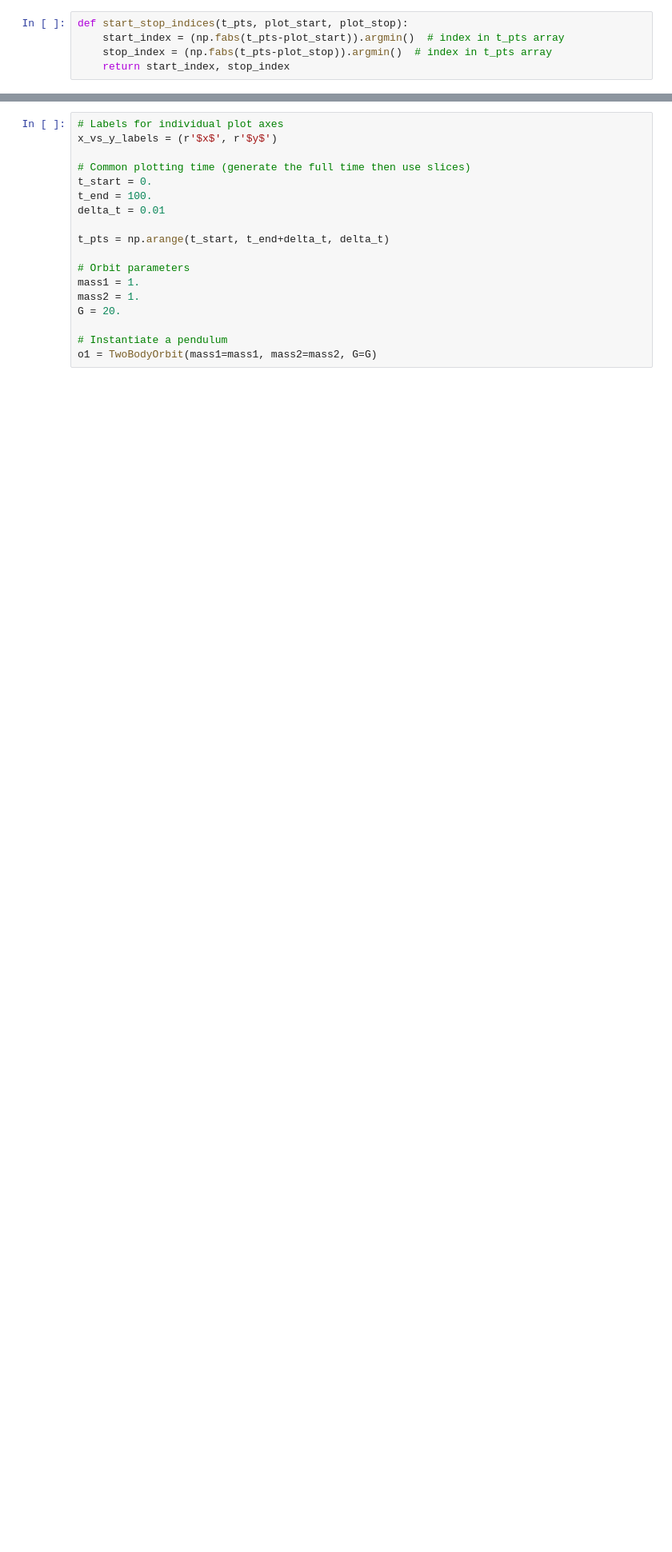
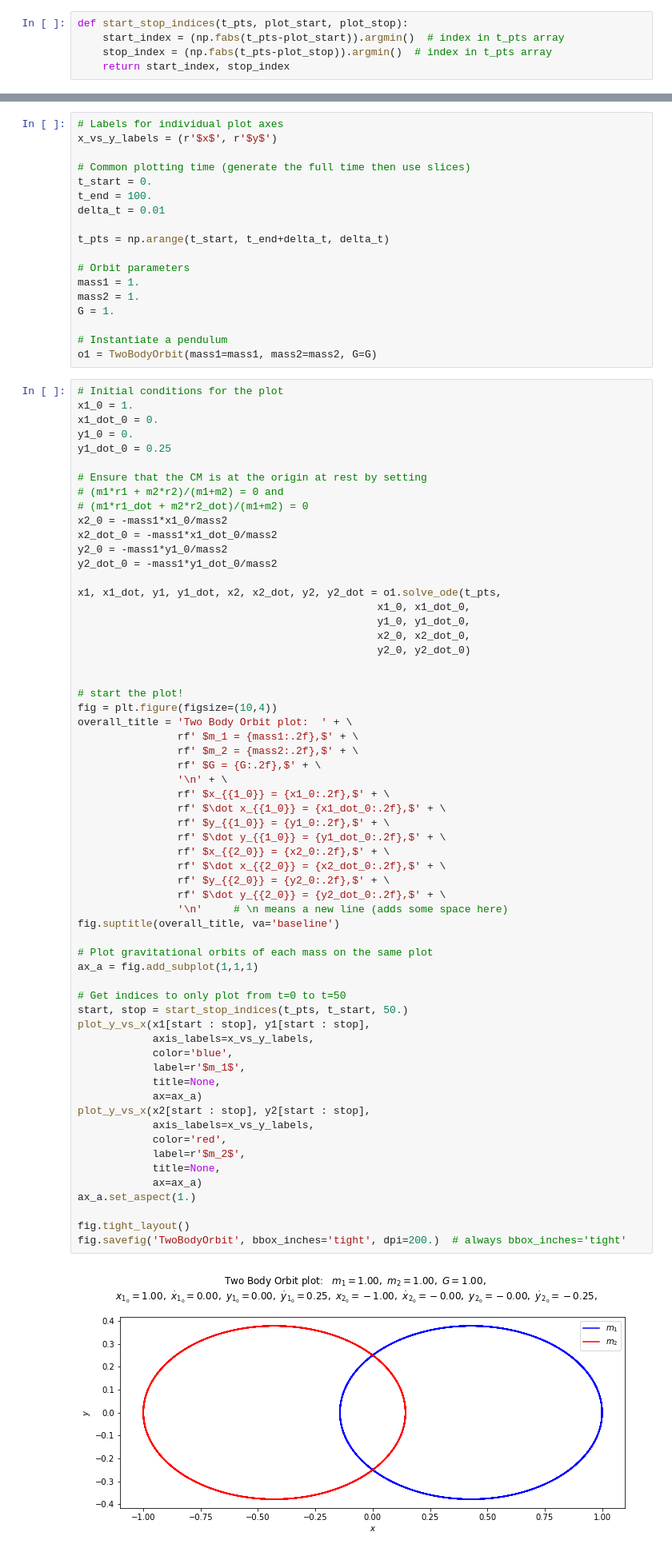
Before and after one commit to mheinz757/5300_final, a Jupyter notebook: Gravitational_orbits.ipynb, the cells around one changed output, grey strips where cells are left out. Shown at 80% size. Saved outputs shown, nothing was run; the diff lists cells and outputs as text; blank space fills up the shorter version.

```diff
--- a/Gravitational_orbits.ipynb
+++ b/Gravitational_orbits.ipynb
@@ -137,7 +285,70 @@ t_pts = np.arange(t_start, t_end+delta_t, delta_t)
 # Orbit parameters
 mass1 = 1.
 mass2 = 1.
-G = 20.
+G = 1.
 
 # Instantiate a pendulum
 o1 = TwoBodyOrbit(mass1=mass1, mass2=mass2, G=G)
+# %%
+# Initial conditions for the plot
+x1_0 = 1.
+x1_dot_0 = 0.
+y1_0 = 0.
+y1_dot_0 = 0.25
+
+# Ensure that the CM is at the origin at rest by setting
+# (m1*r1 + m2*r2)/(m1+m2) = 0 and
+# (m1*r1_dot + m2*r2_dot)/(m1+m2) = 0
+x2_0 = -mass1*x1_0/mass2
+x2_dot_0 = -mass1*x1_dot_0/mass2
+y2_0 = -mass1*y1_0/mass2
+y2_dot_0 = -mass1*y1_dot_0/mass2
+
+x1, x1_dot, y1, y1_dot, x2, x2_dot, y2, y2_dot = o1.solve_ode(t_pts,
+                                                x1_0, x1_dot_0,
+                                                y1_0, y1_dot_0,
+                                                x2_0, x2_dot_0,
+                                                y2_0, y2_dot_0)
+
+
+# start the plot!
+fig = plt.figure(figsize=(10,4))
+overall_title = 'Two Body Orbit plot:  ' + \
+                rf' $m_1 = {mass1:.2f},$' + \
+                rf' $m_2 = {mass2:.2f},$' + \
+                rf' $G = {G:.2f},$' + \
+                '\n' + \
+                rf' $x_{{1_0}} = {x1_0:.2f},$' + \
+                rf' $\dot x_{{1_0}} = {x1_dot_0:.2f},$' + \
+                rf' $y_{{1_0}} = {y1_0:.2f},$' + \
+                rf' $\dot y_{{1_0}} = {y1_dot_0:.2f},$' + \
+                rf' $x_{{2_0}} = {x2_0:.2f},$' + \
+                rf' $\dot x_{{2_0}} = {x2_dot_0:.2f},$' + \
+                rf' $y_{{2_0}} = {y2_0:.2f},$' + \
+                rf' $\dot y_{{2_0}} = {y2_dot_0:.2f},$' + \
+                '\n'     # \n means a new line (adds some space here)
+fig.suptitle(overall_title, va='baseline')
+
+# Plot gravitational orbits of each mass on the same plot
+ax_a = fig.add_subplot(1,1,1)
+
+# Get indices to only plot from t=0 to t=50
+start, stop = start_stop_indices(t_pts, t_start, 50.)
+plot_y_vs_x(x1[start : stop], y1[start : stop],
+            axis_labels=x_vs_y_labels,
+            color='blue',
+            label=r'$m_1$',
+            title=None,
+            ax=ax_a)
+plot_y_vs_x(x2[start : stop], y2[start : stop],
+            axis_labels=x_vs_y_labels,
+            color='red',
+            label=r'$m_2$',
+            title=None,
+            ax=ax_a)
+ax_a.set_aspect(1.)
+
+fig.tight_layout()
+fig.savefig('TwoBodyOrbit', bbox_inches='tight', dpi=200.)  # always bbox_inches='tight'
+# %% [output]
+[figure, added]
```
Also changed, not shown: parts of 16 cells of this notebook, 1 other file.
